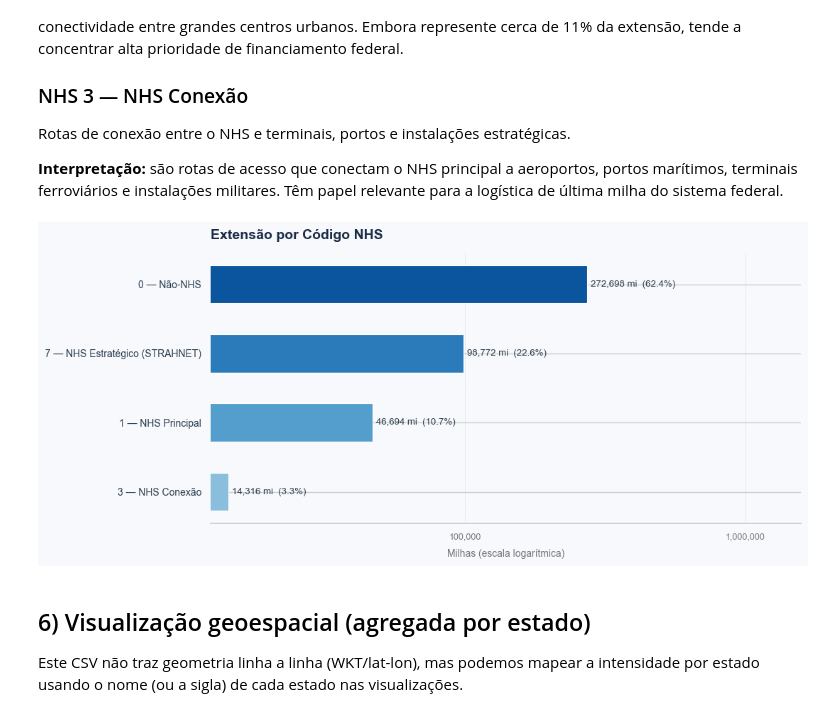
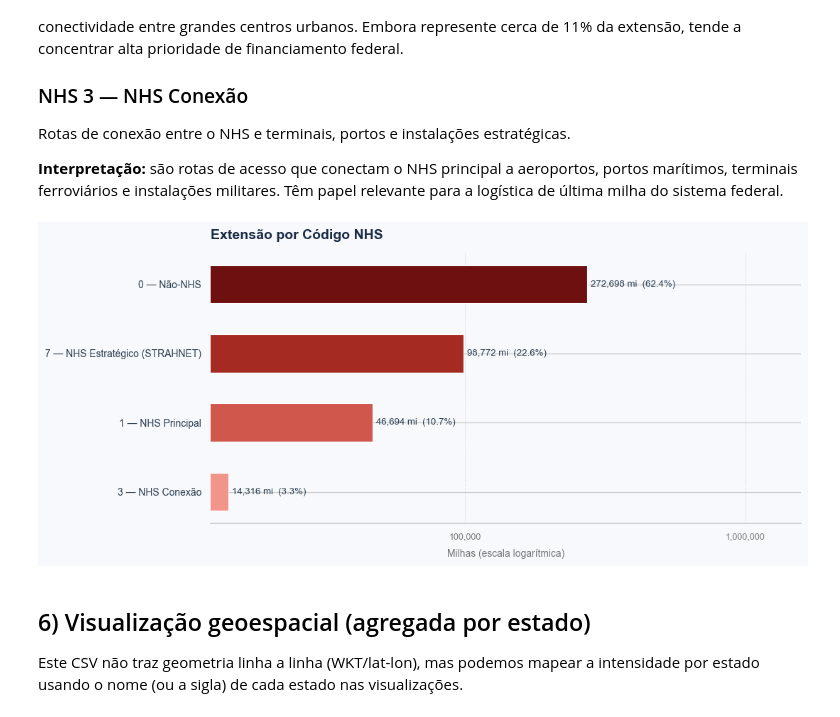
Before and after one commit to LuccaRomagnolli/Civil-Engineering, a Jupyter notebook: notebooks/usa-highways/eda-nhpn.ipynb, the cells around one changed output. Cells and saved outputs as stored; diff of their text form; code cells hidden in the pictures.

```diff
--- a/notebooks/usa-highways/eda-nhpn.ipynb
+++ b/notebooks/usa-highways/eda-nhpn.ipynb
@@ -414,12 +484,13 @@ MID     = '#2C3E50'
 SUBTLE  = '#777777'
 GRID    = '#CCCCCC'
 
+
+# Opção 2 — Quente e contrastante
 TYPE_COLORS = {
-    'I':  '#1B4F8A',   # Interstate   — azul escuro
-    'US': '#2E86C1',   # US Highway   — azul médio
-    'S':  '#85C1E9',   # State        — azul claro
+    'I':  '#922B21',   # Interstate   — vermelho tijolo
+    'US': '#CB4335',   # US Highway   — terracota médio
+    'S':  '#D98880',   # State        — rosê suave
 }
-
 
 fig = plt.figure(figsize=(15, 8))
 fig.patch.set_facecolor(BG)
@@ -534,20 +605,16 @@ nhs_ext = (
       .sort_values('MILES', ascending=False)
 )
 nhs_ext['pct_miles'] = 100 * nhs_ext['MILES'] / nhs_ext['MILES'].sum()
-
 nhs_labels = {
     0: '0 — Não-NHS',
     1: '1 — NHS Principal',
     3: '3 — NHS Conexão',
     7: '7 — NHS Estratégico (STRAHNET)'
 }
-
 nhs_plot = (
     nhs_ext.reset_index()
            .assign(label=lambda d: d['NHS'].map(lambda x: nhs_labels.get(int(x), f"{int(x)} — Outro")))
 )
-
-
 # ── Plot ─────────────────────────────────────────────────────────────
 BG     = '#F7F9FC'
 DARK   = '#1A2B45'
@@ -555,51 +622,56 @@ MID    = '#2C3E50'
 SUBTLE = '#777777'
 GRID   = '#CCCCCC'
 
+# Opção 2 — Quente e contrastante
+TYPE_COLORS = {
+    'I':  '#6E1010',
+    'US': '#C0392B',
+    'S':  '#F1948A',
+}
+
 nhs_plot_sorted = nhs_plot.sort_values('MILES', ascending=True).tail(4)
 
-palette = sns.color_palette("Blues", len(nhs_plot_sorted) + 2)[2:]
+from matplotlib.colors import LinearSegmentedColormap
+cmap_red = LinearSegmentedColormap.from_list(
+    'red_op2', [TYPE_COLORS['S'], TYPE_COLORS['US'], TYPE_COLORS['I']]
+)
+palette = [cmap_red(i / (len(nhs_plot_sorted) - 1)) for i in range(len(nhs_plot_sorted))]
 
 fig, ax = plt.subplots(figsize=(11, 5))
 fig.patch.set_facecolor(BG)
 ax.set_facecolor(BG)
-
 bars = ax.barh(
     nhs_plot_sorted['label'],
     nhs_plot_sorted['MILES'],
     color=palette,
     height=0.55,
     edgecolor='white',
     linewidth=0.8
 )
-
 ax.xaxis.grid(True, linestyle='--', linewidth=0.5, color=GRID, alpha=0.7)
 ax.set_axisbelow(True)
-
 ax.set_xscale('log')
 ax.xaxis.set_major_formatter(mticker.FuncFormatter(lambda x, _: f'{x:,.0f}'))
-
 for bar, val, pct in zip(bars, nhs_plot_sorted['MILES'], nhs_plot_sorted['pct_miles']):
     ax.text(
         bar.get_width() * 1.03,
         bar.get_y() + bar.get_height() / 2,
         f'{val:,.0f} mi  ({pct:.1f}%)',
         va='center', ha='left',
         fontsize=9.5, color=MID, fontweight='500'
     )
-
 ax.set_title('Extensão por Código NHS', fontsize=14, fontweight='bold',
              color=DARK, pad=14, loc='left')
 ax.set_xlabel('Milhas (escala logarítmica)', fontsize=10, color=SUBTLE, labelpad=8)
 ax.tick_params(axis='y', labelsize=10, colors=MID)
 ax.tick_params(axis='x', labelsize=9,  colors=SUBTLE)
 ax.spines[['top', 'right', 'left']].set_visible(False)
 ax.spines['bottom'].set_color(GRID)
 ax.set_xlim(right=ax.get_xlim()[1] * 5)
-
 plt.tight_layout()
 plt.show()
 # %% [output]
-[figure, old version]
+[figure, new version]
 # %% [markdown]
 ## 6) Visualização geoespacial (agregada por estado)
 
```
Also changed, not shown: parts of 10 cells of this notebook.
